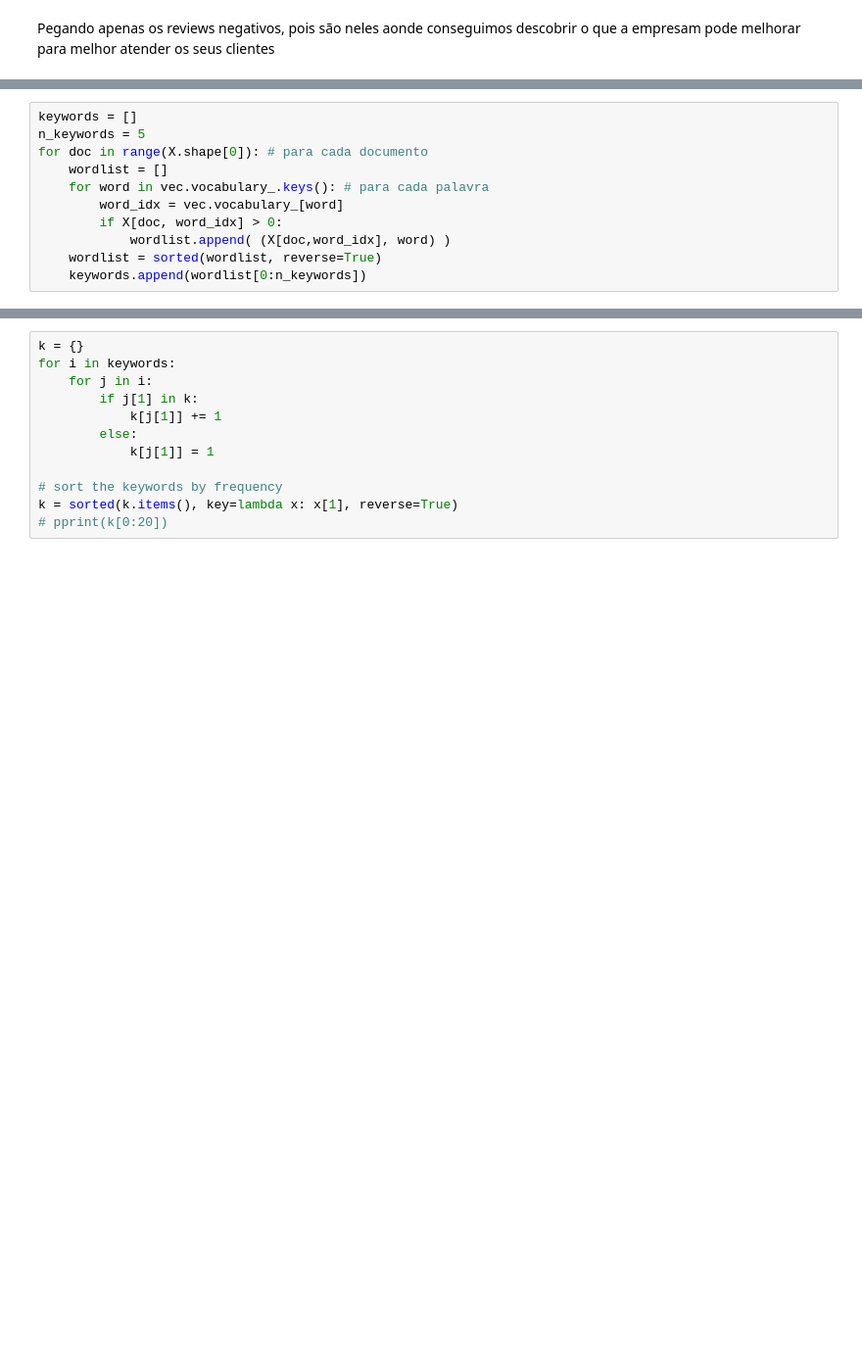
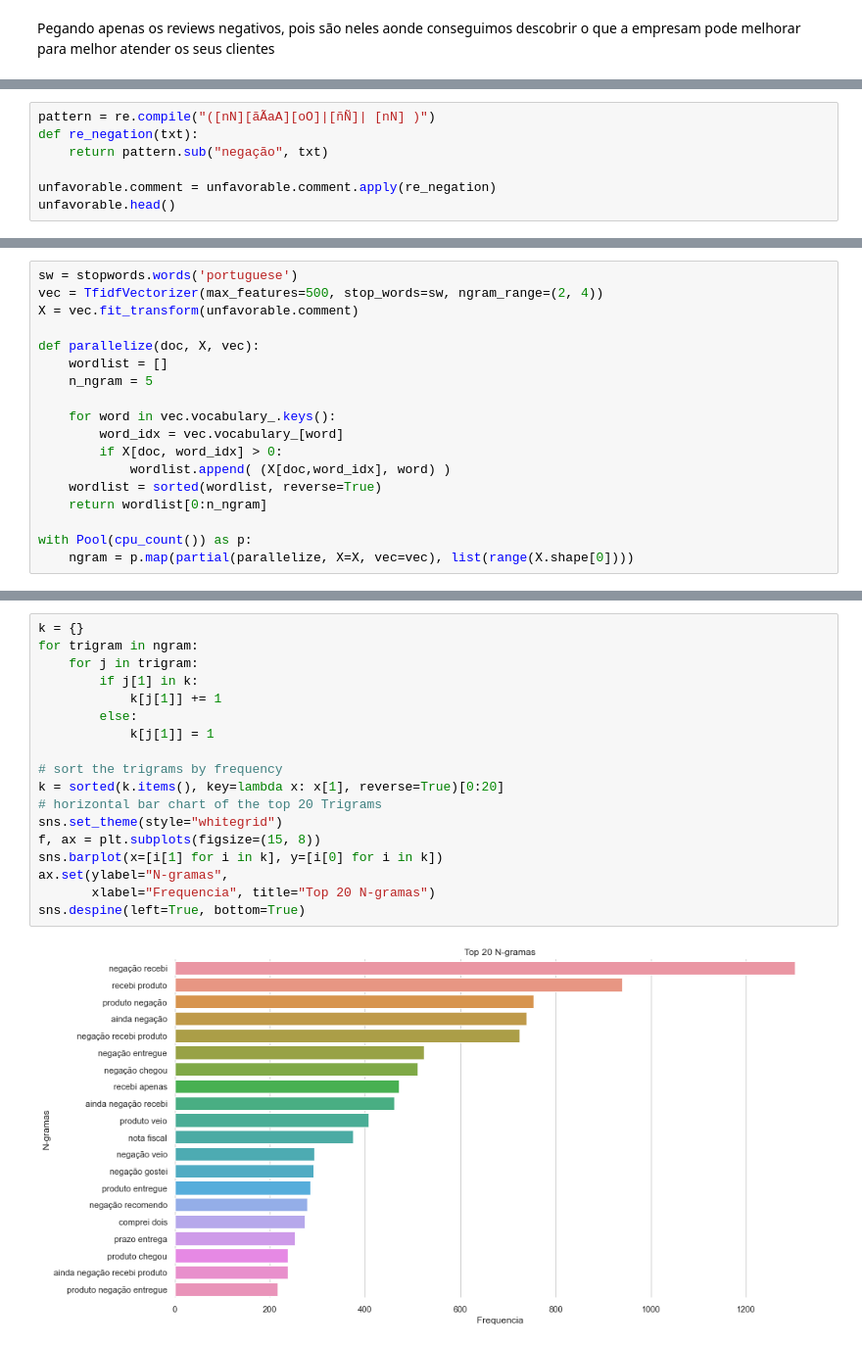
Before and after one commit to 4rfel/nlp, a Jupyter notebook: pi/pi.ipynb, the cells around one changed output, grey strips where cells are left out. Shown: that part at 98% size. Drawn from its saved outputs; the diff is of its cells as text; blank space fills up the shorter version.

```diff
--- a/pi/pi.ipynb
+++ b/pi/pi.ipynb
@@ -59,0 +93,7 @@ X = vec.fit_transform(unfavorable.comment)
+# %%
+pattern = re.compile("([nN][ãÃaA][oO]|[ñÑ]| [nN] )")
+def re_negation(txt):
+    return pattern.sub("negação", txt)
+
+unfavorable.comment = unfavorable.comment.apply(re_negation)
+unfavorable.head()
@@ -60,11 +108,18 @@ X = vec.fit_transform(unfavorable.comment)
 # %%
-keywords = []
-n_keywords = 5
-for doc in range(X.shape[0]): # para cada documento
+sw = stopwords.words('portuguese')
+vec = TfidfVectorizer(max_features=500, stop_words=sw, ngram_range=(2, 4))
+X = vec.fit_transform(unfavorable.comment)
+
+def parallelize(doc, X, vec):
     wordlist = []
-    for word in vec.vocabulary_.keys(): # para cada palavra
+    n_ngram = 5
+
+    for word in vec.vocabulary_.keys():
         word_idx = vec.vocabulary_[word]
         if X[doc, word_idx] > 0:
             wordlist.append( (X[doc,word_idx], word) )
     wordlist = sorted(wordlist, reverse=True)
-    keywords.append(wordlist[0:n_keywords])
+    return wordlist[0:n_ngram]
+
+with Pool(cpu_count()) as p:
+    ngram = p.map(partial(parallelize, X=X, vec=vec), list(range(X.shape[0])))
@@ -71,12 +128,20 @@ for doc in range(X.shape[0]): # para cada documento
 # %%
 k = {}
-for i in keywords:
-    for j in i:
+for trigram in ngram:
+    for j in trigram:
         if j[1] in k:
             k[j[1]] += 1
         else:
             k[j[1]] = 1
 
-# sort the keywords by frequency
-k = sorted(k.items(), key=lambda x: x[1], reverse=True)
-# pprint(k[0:20])
+# sort the trigrams by frequency
+k = sorted(k.items(), key=lambda x: x[1], reverse=True)[0:20]
+# horizontal bar chart of the top 20 Trigrams
+sns.set_theme(style="whitegrid")
+f, ax = plt.subplots(figsize=(15, 8))
+sns.barplot(x=[i[1] for i in k], y=[i[0] for i in k])
+ax.set(ylabel="N-gramas",
+       xlabel="Frequencia", title="Top 20 N-gramas")
+sns.despine(left=True, bottom=True)
+# %% [output]
+[figure, added]
```
Also changed, not shown: parts of 20 cells of this notebook, 6 other files.
